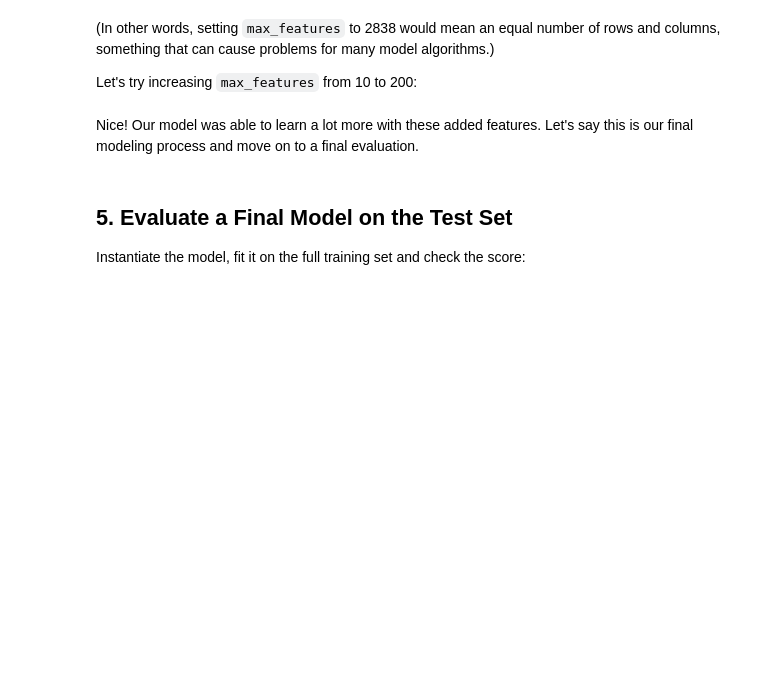
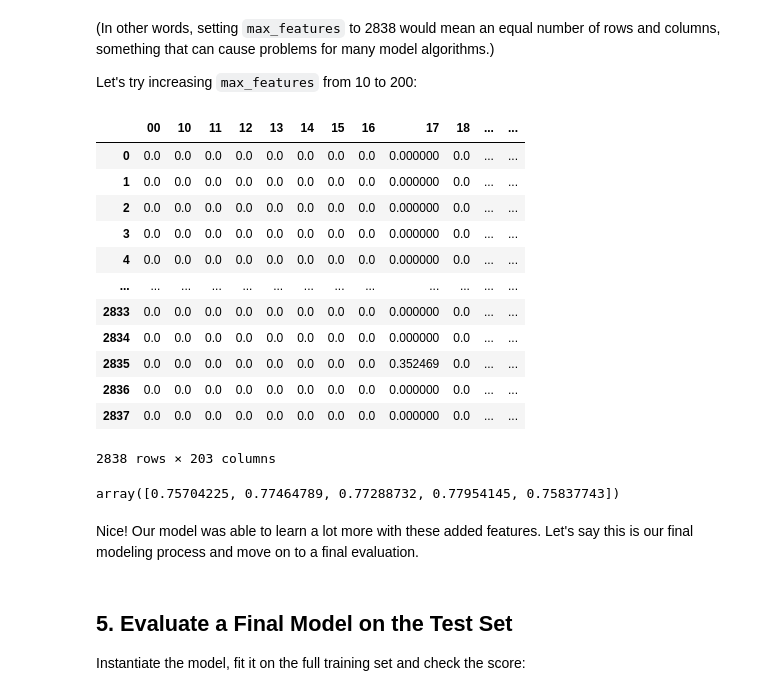
Before and after one commit to dkamash/dsc-nlp-lab, a Jupyter notebook: index.ipynb, the cells around one changed output. Saved outputs shown, nothing was run; the diff lists cells and outputs as text; code cells hidden in the pictures; blank space fills up the shorter version.

```diff
--- a/index.ipynb
+++ b/index.ipynb
@@ -836,27 +1009,43 @@ Let's try increasing `max_features` from 10 to 200:
 # %%
 # Replace None with appropriate code
 
 # Instantiate the vectorizer
 tfidf = TfidfVectorizer(
-    max_features=None,
+    max_features= 200,
     stop_words=stemmed_stopwords,
     tokenizer=stem_and_tokenize
 )
 
 # Fit the vectorizer on X_train["text"] and transform it
 X_train_vectorized = tfidf.fit_transform(X_train["text"])
 
 # Create a full df of vectorized + engineered features
 X_train_vectorized_df = pd.DataFrame(X_train_vectorized.toarray(), columns=tfidf.get_feature_names_out())
 final_X_train = pd.concat([
     X_train_vectorized_df, X_train[["num_sentences", "contains_price", "contains_emoticon"]]
 ], axis=1)
 final_X_train
+# %% [output]
+|  | 00 | 10 | 11 | 12 | 13 | 14 | 15 | 16 | 17 | 18 | ... | ... |
+| 0 | 0.0 | 0.0 | 0.0 | 0.0 | 0.0 | 0.0 | 0.0 | 0.0 | 0.000000 | 0.0 | ... | ... |
+| 1 | 0.0 | 0.0 | 0.0 | 0.0 | 0.0 | 0.0 | 0.0 | 0.0 | 0.000000 | 0.0 | ... | ... |
+| 2 | 0.0 | 0.0 | 0.0 | 0.0 | 0.0 | 0.0 | 0.0 | 0.0 | 0.000000 | 0.0 | ... | ... |
+| 3 | 0.0 | 0.0 | 0.0 | 0.0 | 0.0 | 0.0 | 0.0 | 0.0 | 0.000000 | 0.0 | ... | ... |
+| 4 | 0.0 | 0.0 | 0.0 | 0.0 | 0.0 | 0.0 | 0.0 | 0.0 | 0.000000 | 0.0 | ... | ... |
+| ... | ... | ... | ... | ... | ... | ... | ... | ... | ... | ... | ... | ... |
+| 2833 | 0.0 | 0.0 | 0.0 | 0.0 | 0.0 | 0.0 | 0.0 | 0.0 | 0.000000 | 0.0 | ... | ... |
+| 2834 | 0.0 | 0.0 | 0.0 | 0.0 | 0.0 | 0.0 | 0.0 | 0.0 | 0.000000 | 0.0 | ... | ... |
+| 2835 | 0.0 | 0.0 | 0.0 | 0.0 | 0.0 | 0.0 | 0.0 | 0.0 | 0.352469 | 0.0 | ... | ... |
+| 2836 | 0.0 | 0.0 | 0.0 | 0.0 | 0.0 | 0.0 | 0.0 | 0.0 | 0.000000 | 0.0 | ... | ... |
+| 2837 | 0.0 | 0.0 | 0.0 | 0.0 | 0.0 | 0.0 | 0.0 | 0.0 | 0.000000 | 0.0 | ... | ... |
+2838 rows × 203 columns
 # %%
 # Run this cell without changes
 
 final_cv = cross_val_score(baseline_model, final_X_train, y_train)
 final_cv
+# %% [output]
+array([0.75704225, 0.77464789, 0.77288732, 0.77954145, 0.75837743])
 # %% [markdown]
 Nice! Our model was able to learn a lot more with these added features. Let's say this is our final modeling process and move on to a final evaluation.
 # %% [markdown]
```
Also changed, not shown: parts of 38 cells of this notebook.
